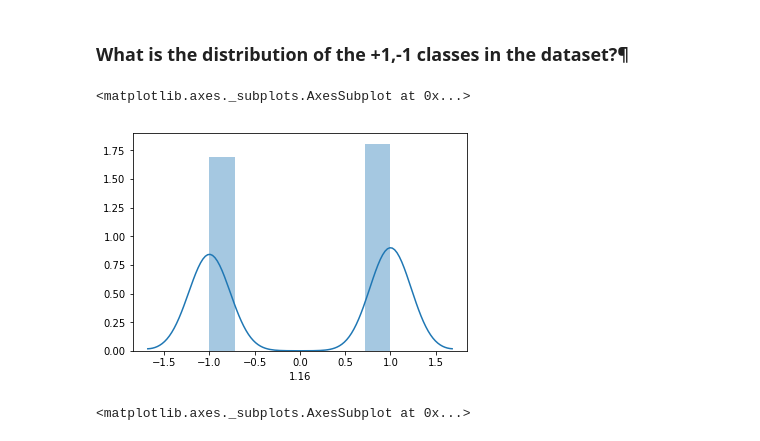
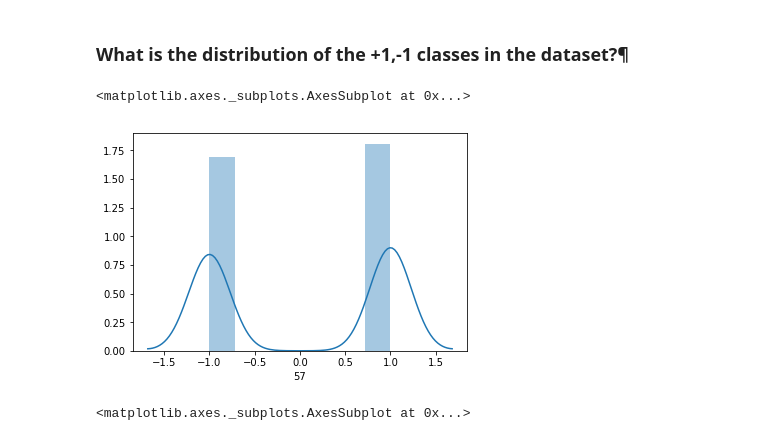
Before and after one commit to shreesha-1990/657A-Assignments, a Jupyter notebook: G21-Assignment2_Code.ipynb, the cells around one changed output. Saved outputs shown, nothing was run; the diff lists cells and outputs as text; code cells hidden in the pictures.

```diff
--- a/G21-Assignment2_Code.ipynb
+++ b/G21-Assignment2_Code.ipynb
@@ -22,6 +24,6 @@ from scipy import stats
 ### Classify dataset B using four classifiers: k-NN, Support Vector Machine (with RBF kernel), Random Forests and simple Neural Networks (MLPs). The objective is to experiment with parameter selection in training classifiers and to compare the performance of these well- known classification methods.
 # %%
 #Reading "DataDNA.csv" file:
-df_b = pd.read_csv('DataDNA.csv')
+df_b = pd.read_csv('DataDNA.csv',header=None)
 df_b.head()
 # %% [output]
@@ -56,8 +52,8 @@ Name: 1.16, dtype: int64
 # %% [markdown]
 ### Preprocess the given data using the Z-score normalization on the data.
 # %%
-df_y = df_b['1.16']
-df_z = df_b.drop('1.16', axis=1)
+df_y = df_b[57]
+df_z = df_b.drop(57, axis=1)
 #Importing required library:
 from sklearn.preprocessing import StandardScaler
 #Instantiating the function
@@ -68,6 +64,6 @@ z_score_transf
 
 #Preparing dataframe
 z_score_scaled_features_df = pd.DataFrame(z_score_transf, index=df_z.index, columns=df_z.columns)
-z_score_scaled_features_df['1.16']=df_y
+z_score_scaled_features_df[57]=df_y
 z_score_scaled_features_df.head()
 # %% [output]
@@ -93,8 +89,8 @@ z_score_scaled_features_df.head()
 # %% [markdown]
 ### What is the distribution of the +1,-1 classes in the dataset?¶
 # %%
-sns.distplot(z_score_scaled_features_df['1.16'])
+sns.distplot(z_score_scaled_features_df[57])
 # %% [output]
 <matplotlib.axes._subplots.AxesSubplot at 0x...>
-[figure, old version]
+[figure, new version]
 # %%
```
Also changed, not shown: parts of 41 cells of this notebook.
